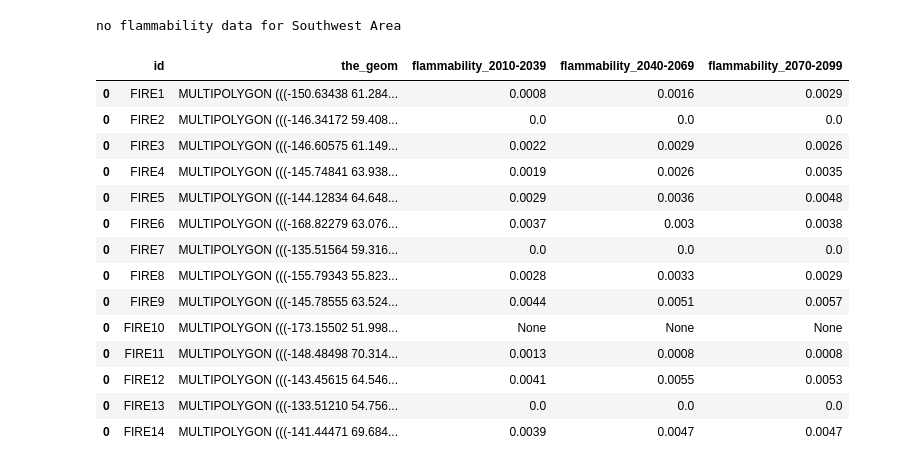
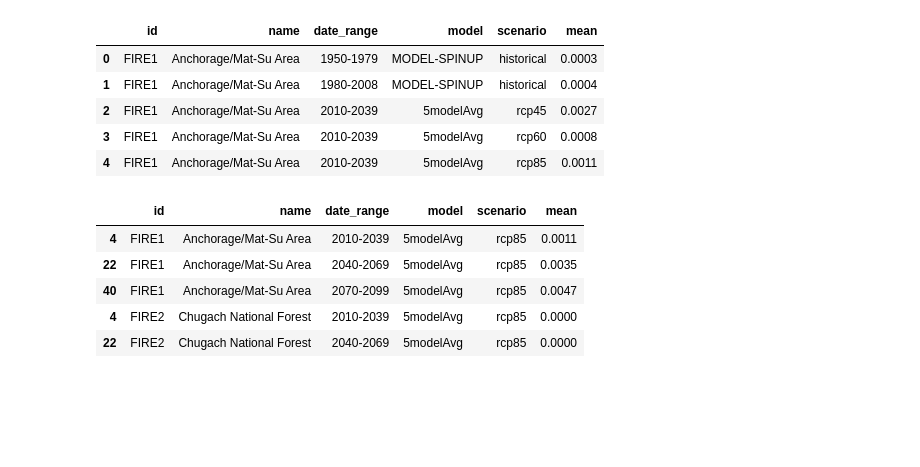
Before and after one commit to ua-snap/ardac-toolbox, a Jupyter notebook: fmz_flammability.ipynb, the cells around one changed output. Drawn from its saved outputs; the diff is of its cells as text; code cells hidden in the pictures; blank space fills up the shorter version.

```diff
--- a/fmz_flammability.ipynb
+++ b/fmz_flammability.ipynb
@@ -74,54 +17,21 @@ fz_df
-# %%
-#using the fire zone IDs, get boundaries as GeoJSON string from SNAP Data API
-#add a check for error codes in the response
-#then get ALFRESCO flammability data from SNAP Data API
-#convert to geodataframes, then concatenate them all into one geodataframe
-
-fz_gdfs = []
-
-for index, row in fz_df.iterrows():
-    with requests.Session() as s:
-        response1 = s.get(str('https://earthmaps.io/boundary/area/' + str(row.id)))
-        if response1.status_code != 200:
-                print("no fire zone polygon data for " + row.fz_name)
-        else:
-            geojson = response1.json()
-            geojson['the_geom'] = shapely.from_geojson(json.dumps(geojson))
-            gdf = gpd.GeoDataFrame([geojson]).set_geometry('the_geom').set_crs(4326)
-            gdf.drop(columns=['geometry', 'properties', 'type'], inplace=True)
-            gdf['id'] = row.id
-
-        gdf['flammability_2010-2039'] = None
-        gdf['flammability_2040-2069'] = None
-        gdf['flammability_2070-2099'] = None
-
-        response2 = s.get(str('https://earthmaps.io/alfresco/flammability/area/' + str(row.id)))
-        if response2.status_code != 200:
-                print("no flammability data for " + row.fz_name)
-        else:
-            flam_json = response2.json()
-            gdf.iloc[0, gdf.columns.get_loc('flammability_2010-2039')] = flam_json['2010-2039']['5modelAvg']['rcp60']
-            gdf.iloc[0, gdf.columns.get_loc('flammability_2040-2069')] = flam_json['2040-2069']['5modelAvg']['rcp60']
-            gdf.iloc[0, gdf.columns.get_loc('flammability_2070-2099')] = flam_json['2070-2099']['5modelAvg']['rcp60']
-
-        fz_gdfs.append(gdf)
-
-fz_gdf = pd.concat(fz_gdfs)
-fz_gdf
-# %% [output]
-no flammability data for Southwest Area
-|  | id | the_geom | flammability_2010-2039 | flammability_2040-2069 | flammability_2070-2099 |
-| 0 | FIRE1 | MULTIPOLYGON (((-150.63438 61.284... | 0.0008 | 0.0016 | 0.0029 |
-| 0 | FIRE2 | MULTIPOLYGON (((-146.34172 59.408... | 0.0 | 0.0 | 0.0 |
-| 0 | FIRE3 | MULTIPOLYGON (((-146.60575 61.149... | 0.0022 | 0.0029 | 0.0026 |
-| 0 | FIRE4 | MULTIPOLYGON (((-145.74841 63.938... | 0.0019 | 0.0026 | 0.0035 |
-| 0 | FIRE5 | MULTIPOLYGON (((-144.12834 64.648... | 0.0029 | 0.0036 | 0.0048 |
-| 0 | FIRE6 | MULTIPOLYGON (((-168.82279 63.076... | 0.0037 | 0.003 | 0.0038 |
-| 0 | FIRE7 | MULTIPOLYGON (((-135.51564 59.316... | 0.0 | 0.0 | 0.0 |
-| 0 | FIRE8 | MULTIPOLYGON (((-155.79343 55.823... | 0.0028 | 0.0033 | 0.0029 |
-| 0 | FIRE9 | MULTIPOLYGON (((-145.78555 63.524... | 0.0044 | 0.0051 | 0.0057 |
-| 0 | FIRE10 | MULTIPOLYGON (((-173.15502 51.998... | None | None | None |
-| 0 | FIRE11 | MULTIPOLYGON (((-148.48498 70.314... | 0.0013 | 0.0008 | 0.0008 |
-| 0 | FIRE12 | MULTIPOLYGON (((-143.45615 64.546... | 0.0041 | 0.0055 | 0.0053 |
-| 0 | FIRE13 | MULTIPOLYGON (((-133.51210 54.756... | 0.0 | 0.0 | 0.0 |
-| 0 | FIRE14 | MULTIPOLYGON (((-141.44471 69.684... | 0.0039 | 0.0047 | 0.0047 |
+# %%
+fz_data.head()
+# %% [output]
+|  | id | name | date_range | model | scenario | mean |
+| 0 | FIRE1 | Anchorage/Mat-Su Area | 1950-1979 | MODEL-SPINUP | historical | 0.0003 |
+| 1 | FIRE1 | Anchorage/Mat-Su Area | 1980-2008 | MODEL-SPINUP | historical | 0.0004 |
+| 2 | FIRE1 | Anchorage/Mat-Su Area | 2010-2039 | 5modelAvg | rcp45 | 0.0027 |
+| 3 | FIRE1 | Anchorage/Mat-Su Area | 2010-2039 | 5modelAvg | rcp60 | 0.0008 |
+| 4 | FIRE1 | Anchorage/Mat-Su Area | 2010-2039 | 5modelAvg | rcp85 | 0.0011 |
+# %%
+#subset the data for plotting:
+#include just the 5-model avg, and just RCP 8.5
+plot_subset = fz_data[(fz_data['model'] == '5modelAvg') & (fz_data['scenario'] == 'rcp85')]
+plot_subset.head()
+# %% [output]
+|  | id | name | date_range | model | scenario | mean |
+| 4 | FIRE1 | Anchorage/Mat-Su Area | 2010-2039 | 5modelAvg | rcp85 | 0.0011 |
+| 22 | FIRE1 | Anchorage/Mat-Su Area | 2040-2069 | 5modelAvg | rcp85 | 0.0035 |
+| 40 | FIRE1 | Anchorage/Mat-Su Area | 2070-2099 | 5modelAvg | rcp85 | 0.0047 |
+| 4 | FIRE2 | Chugach National Forest | 2010-2039 | 5modelAvg | rcp85 | 0.0000 |
+| 22 | FIRE2 | Chugach National Forest | 2040-2069 | 5modelAvg | rcp85 | 0.0000 |
```
Also changed, not shown: parts of 11 cells of this notebook.
